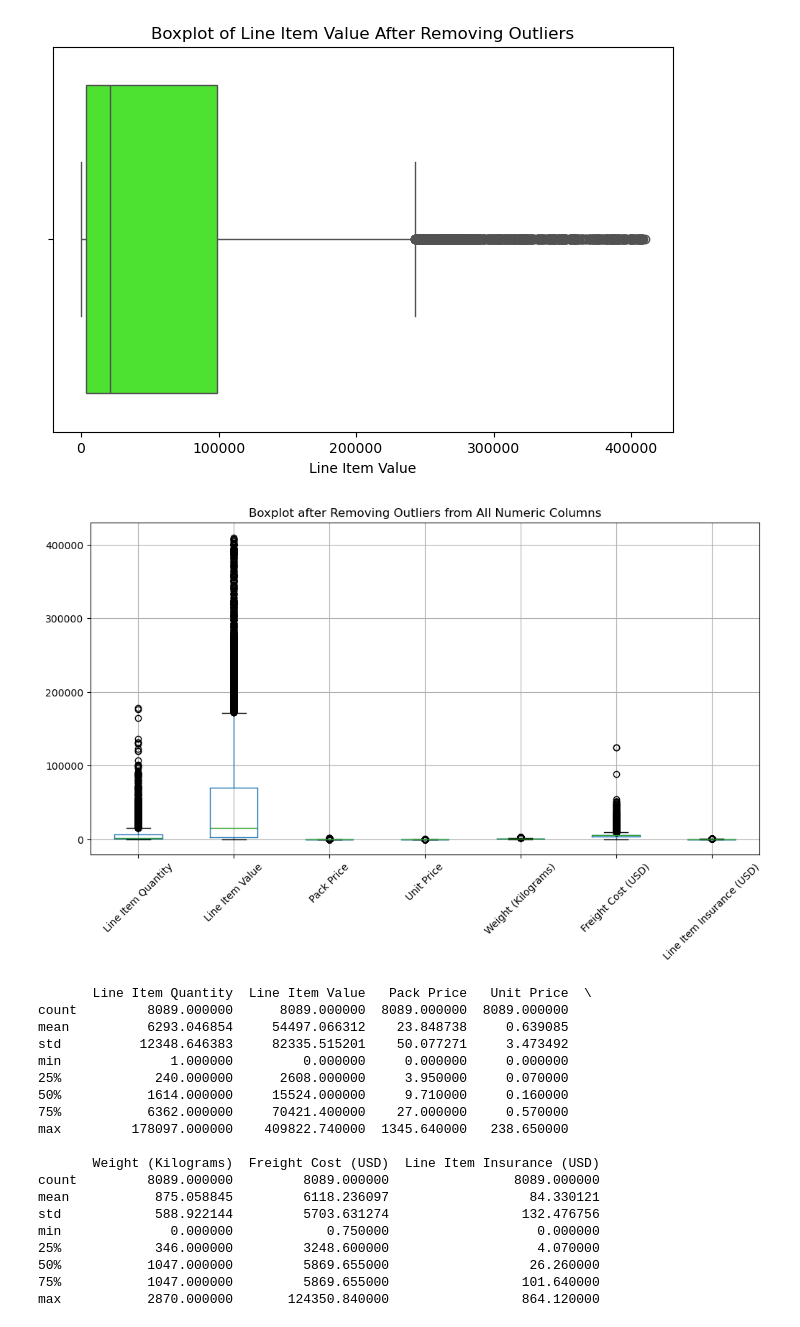
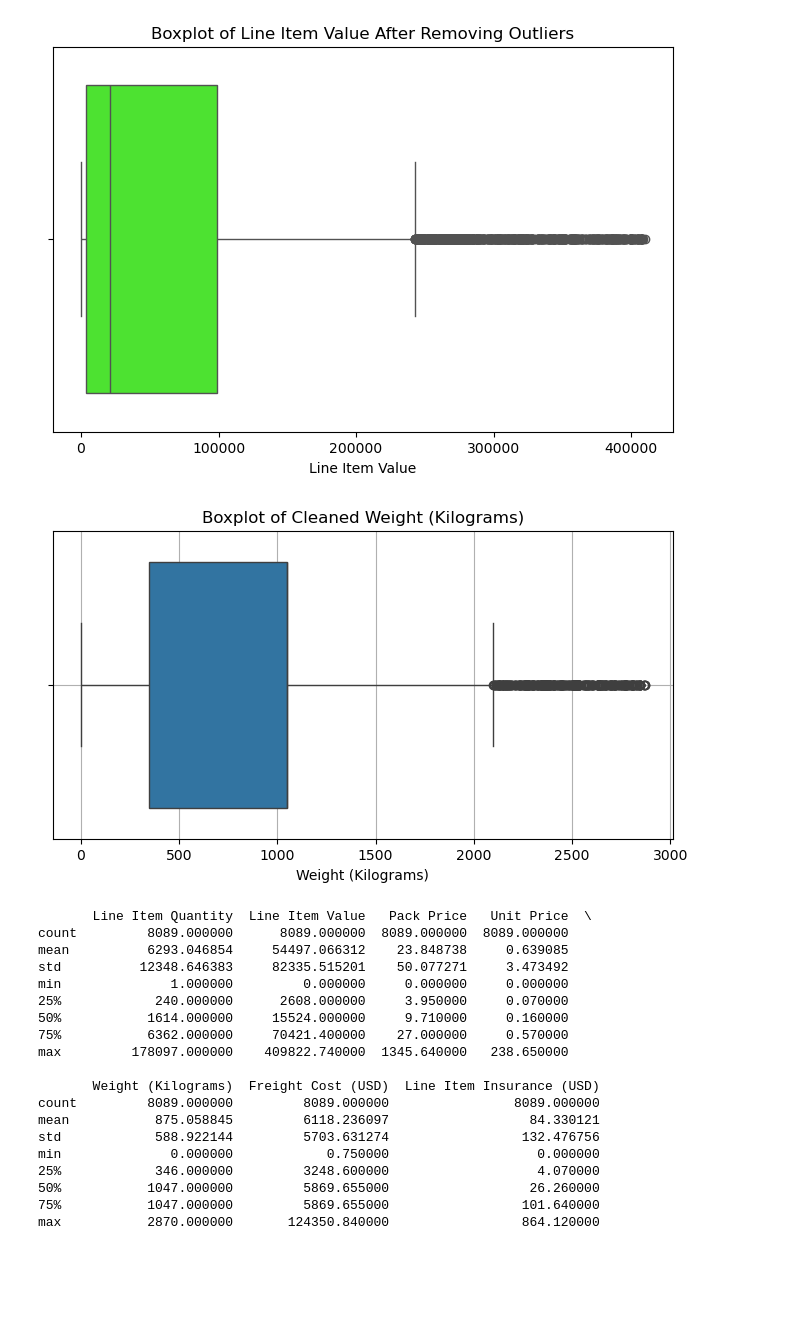
Before and after one commit to mahmoud-ayman5/Supply-chain-project, a Jupyter notebook: Supply Chain Data.ipynb, the cells around one changed output. Drawn from its saved outputs; the diff is of its cells as text; code cells hidden in the pictures; blank space fills up the shorter version.

```diff
--- a/Supply Chain Data.ipynb
+++ b/Supply Chain Data.ipynb
@@ -215,17 +215,15 @@ upper_bound = Q3 + 3 * IQR
 
 df_cleaned = df[(df["Weight (Kilograms)"] >= lower_bound) & (df["Weight (Kilograms)"] <= upper_bound)]
 df = df_cleaned.copy()
-# %%
-# Define a list of numeric columns to visualize for potential remaining outliers
-numeric_columns = ["Line Item Quantity", "Line Item Value", "Pack Price", "Unit Price",
-                   "Weight (Kilograms)", "Freight Cost (USD)", "Line Item Insurance (USD)"]
-# Create a boxplot to visualize the distribution of values and detect any remaining outliers
-df.boxplot(column=numeric_columns, figsize=(12, 6))
-plt.title("Boxplot after Removing Outliers from All Numeric Columns")
-plt.xticks(rotation=45)
-plt.show()
-# %% [output]
-[figure, removed]
+# %%
+plt.figure(figsize=(8, 4))
+sns.boxplot(x=df["Weight (Kilograms)"])
+plt.title("Boxplot of Cleaned Weight (Kilograms)")
+plt.xlabel("Weight (Kilograms)")
+plt.grid(True)
+plt.show()
+# %% [output]
+[figure, added]
 # %%
 print(df.describe())
 # %% [output]
```
